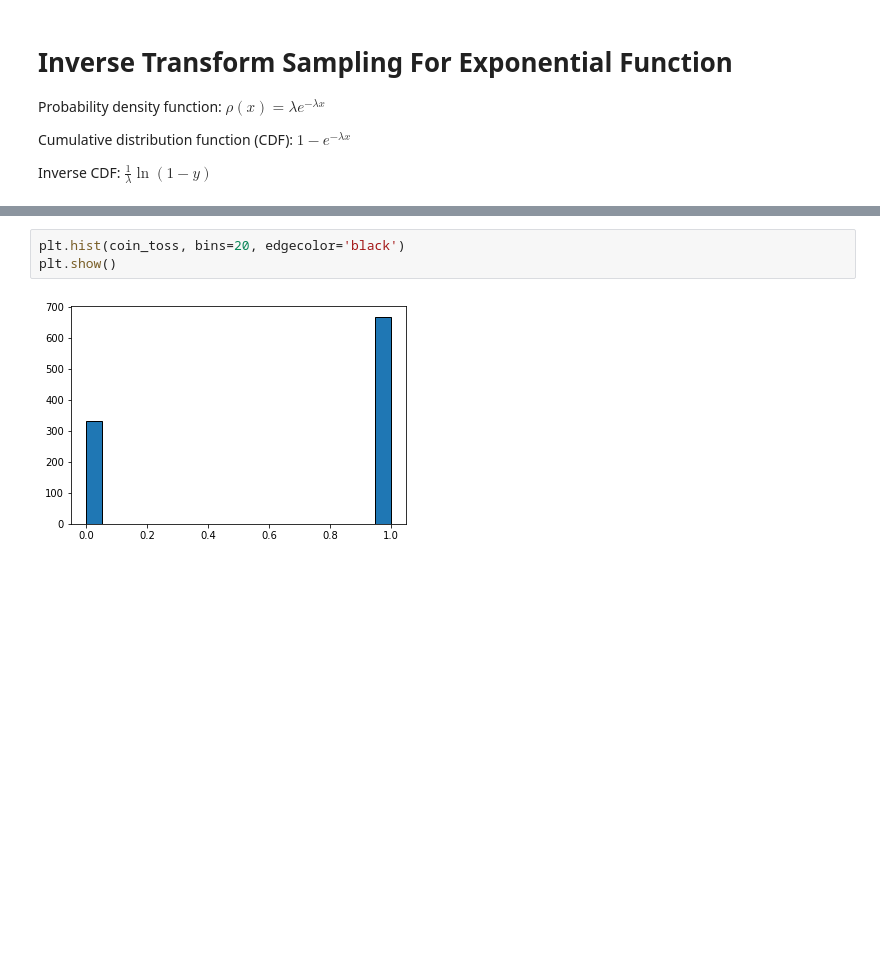
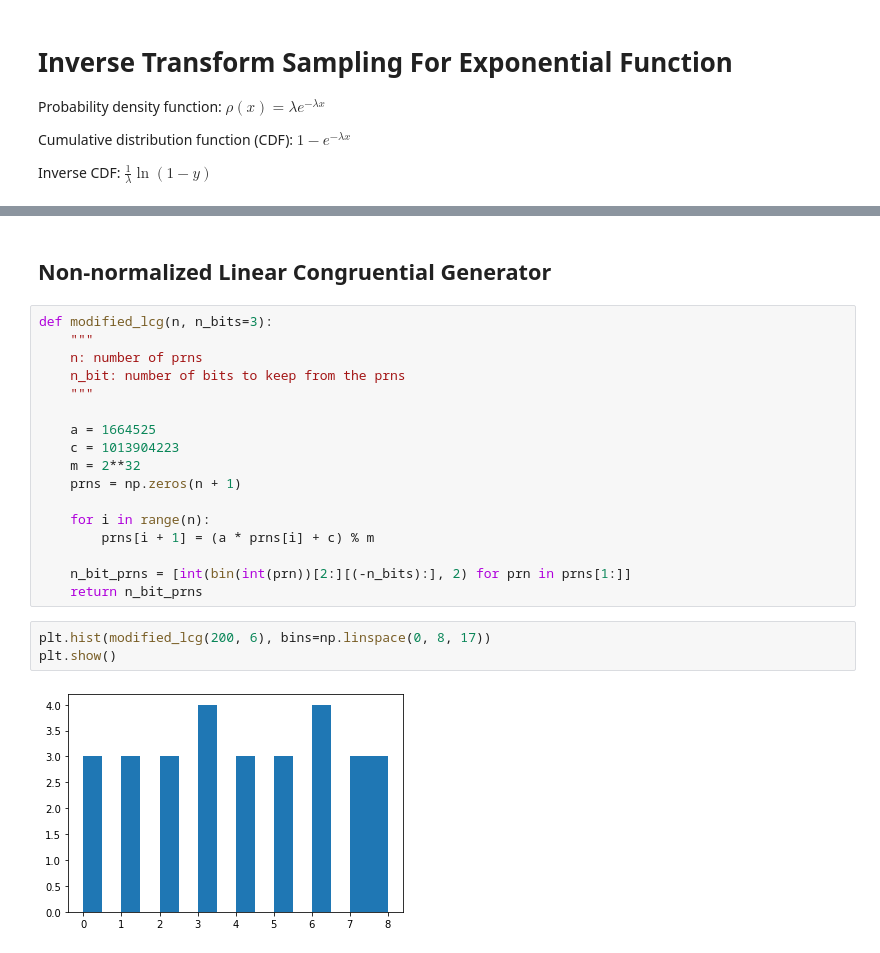
Before and after one commit to FyzHsn/random_walk, a Jupyter notebook: pseudorandom_number_generation.ipynb, the cells around one changed output, grey strips where cells are left out. Drawn from its saved outputs; the diff is of its cells as text; blank space fills up the shorter version.

```diff
--- a/pseudorandom_number_generation.ipynb
+++ b/pseudorandom_number_generation.ipynb
@@ -55,5 +77,24 @@ coin_toss = [icdf_coin(y) for y in unif_nums]
+# %% [markdown]
+## Non-normalized Linear Congruential Generator
+# %%
+def modified_lcg(n, n_bits=3):
+    """
+    n: number of prns
+    n_bit: number of bits to keep from the prns
+    """
+
+    a = 1664525
+    c = 1013904223
+    m = 2**32
+    prns = np.zeros(n + 1)
+
+    for i in range(n):
+        prns[i + 1] = (a * prns[i] + c) % m
+
+    n_bit_prns = [int(bin(int(prn))[2:][(-n_bits):], 2) for prn in prns[1:]]
+    return n_bit_prns
 # %%
-plt.hist(coin_toss, bins=20, edgecolor='black')
+plt.hist(modified_lcg(200, 6), bins=np.linspace(0, 8, 17))
 plt.show()
 # %% [output]
-[figure, old version]
+[figure, new version]
```
Also changed, not shown: parts of 23 cells of this notebook, 1 other file.
